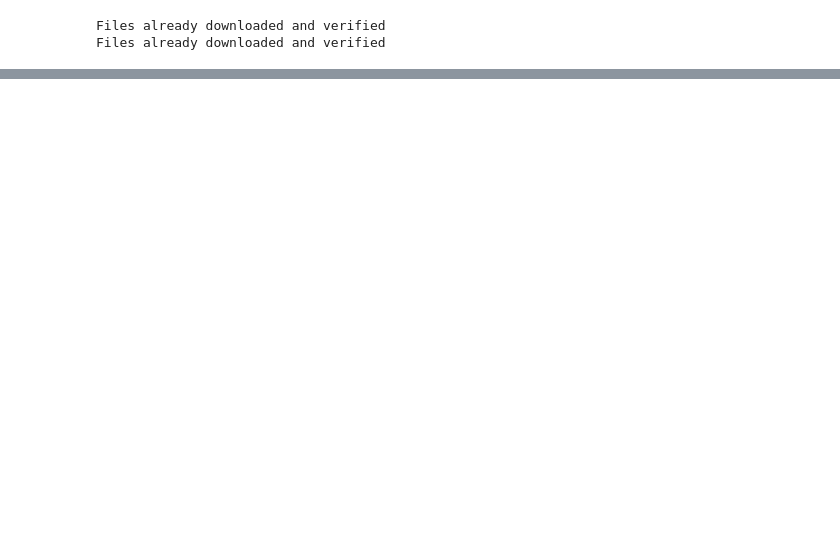
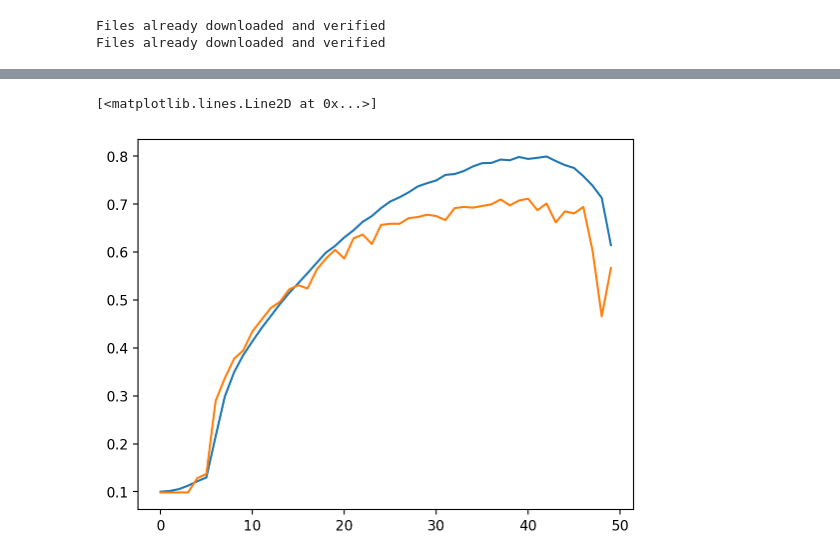
Before and after one commit to FredericRenard/Cifar-10-CNN, a Jupyter notebook: cifar_10_classification.ipynb, the cells around one changed output, grey strips where cells are left out. Cells and saved outputs as stored; diff of their text form; code cells hidden in the pictures; blank space fills up the shorter version.

Commit message:
Training without any regularization is done and accuracy of val > 70 percent - model in vanilla_vgg_no_reg with training loss, validation loss, training accuracy and validation accuracy

```diff
--- a/cifar_10_classification.ipynb
+++ b/cifar_10_classification.ipynb
@@ -24,7 +21,7 @@ transform = transforms.Compose(
     [transforms.ToTensor(),
      transforms.Normalize(mean=(0.5, 0.5, 0.5), std=(0.5, 0.5, 0.5))])
 
-batch_size = 4
+batch_size = 8
 
 trainset = torchvision.datasets.CIFAR10(root='./data', train=True,
                                         download=True, transform=transform)
@@ -76,7 +73,7 @@ ship  cat   horse car
 vgg = cnn.VGG(in_channels=3)
 vgg.to(device)
 criterion = nn.CrossEntropyLoss()
-lr = 5e-3
+lr = 1e-3
 epochs = 50
 momentum = 0.9
 optimizer = torch.optim.SGD(params=vgg.parameters(), momentum=momentum, lr=lr)
@@ -86,7 +83,7 @@ path = 'models/vanilla_vgg_no_reg/lr_' + str(lr) + '_bs_' + str(batch_size) + '_
 
 train_loss_list, train_acc_list, val_loss_list, val_acc_list = trainer.train(epochs=epochs)
 
-path += str(max(val_acc_list))[:5]
+path += '_' + str(max(val_acc_list))[:5]
 model_path = path + '_model.pth'
 train_loss_path = path + '_train_loss.npy'
 val_loss_path = path + '_val_loss.npy'
@@ -122,0 +127,6 @@ Epoch 6/50: Train Loss = 2.0262, Train Accuracy = 0.4300, Val Loss = 2.0054, Val
+# %%
+plt.plot(train_acc_list)
+plt.plot(val_acc_list)
+# %% [output]
+[<matplotlib.lines.Line2D at 0x...>]
+[figure, added]
```
Also changed, not shown: parts of 5 cells of this notebook, 15 other files.
